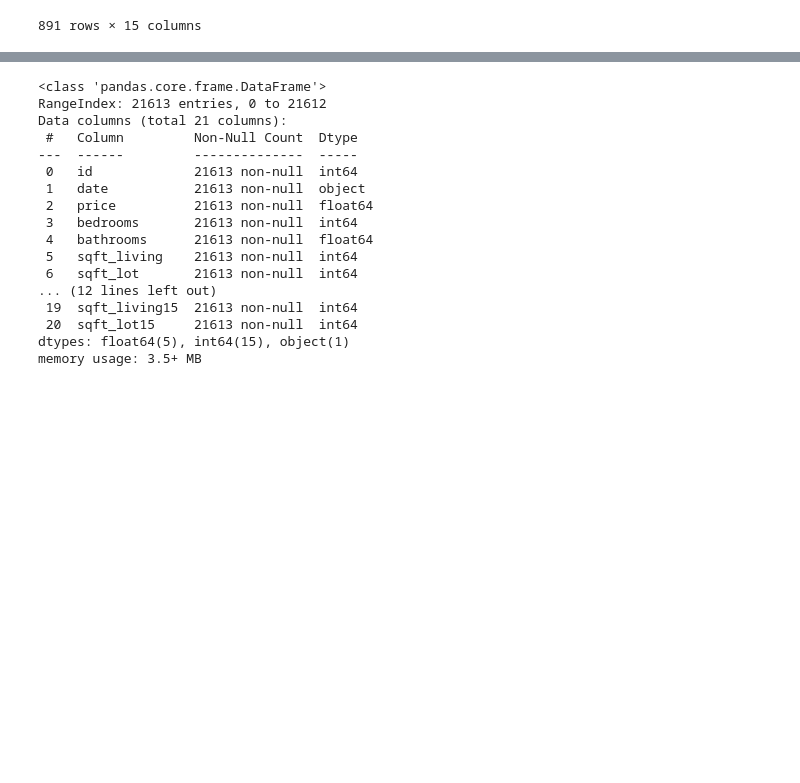
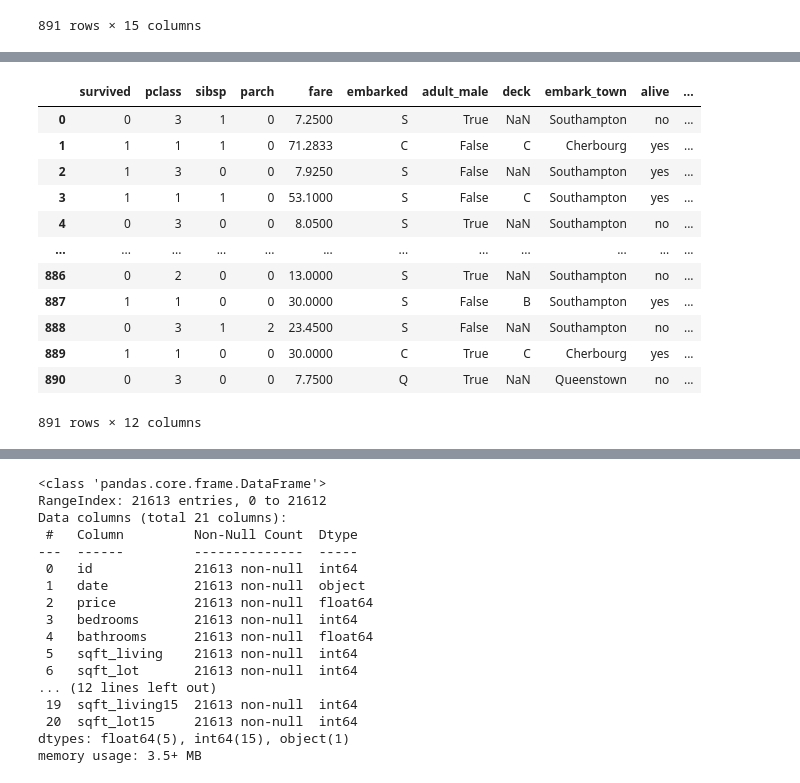
Before and after one commit to SaUmYa702/python-2024-2025-, a Jupyter notebook: analysis/analysis1.ipynb, the cells around one changed output, grey strips where cells are left out. Saved outputs shown, nothing was run; the diff lists cells and outputs as text; code cells hidden in the pictures; blank space fills up the shorter version.

```diff
--- a/analysis/analysis1.ipynb
+++ b/analysis/analysis1.ipynb
@@ -85,0 +299,18 @@ df
+# %%
+a=['age','class','who']
+x=x.drop(columns=a)
+x
+# %% [output]
+|  | survived | pclass | sibsp | parch | fare | embarked | adult_male | deck | embark_town | alive | ... |
+| 0 | 0 | 3 | 1 | 0 | 7.2500 | S | True | NaN | Southampton | no | ... |
+| 1 | 1 | 1 | 1 | 0 | 71.2833 | C | False | C | Cherbourg | yes | ... |
+| 2 | 1 | 3 | 0 | 0 | 7.9250 | S | False | NaN | Southampton | yes | ... |
+| 3 | 1 | 1 | 1 | 0 | 53.1000 | S | False | C | Southampton | yes | ... |
+| 4 | 0 | 3 | 0 | 0 | 8.0500 | S | True | NaN | Southampton | no | ... |
+| ... | ... | ... | ... | ... | ... | ... | ... | ... | ... | ... | ... |
+| 886 | 0 | 2 | 0 | 0 | 13.0000 | S | True | NaN | Southampton | no | ... |
+| 887 | 1 | 1 | 0 | 0 | 30.0000 | S | False | B | Southampton | yes | ... |
+| 888 | 0 | 3 | 1 | 2 | 23.4500 | S | False | NaN | Southampton | no | ... |
+| 889 | 1 | 1 | 0 | 0 | 30.0000 | C | True | C | Cherbourg | yes | ... |
+| 890 | 0 | 3 | 0 | 0 | 7.7500 | Q | True | NaN | Queenstown | no | ... |
+891 rows × 12 columns
```
Also changed, not shown: parts of 20 cells of this notebook.
